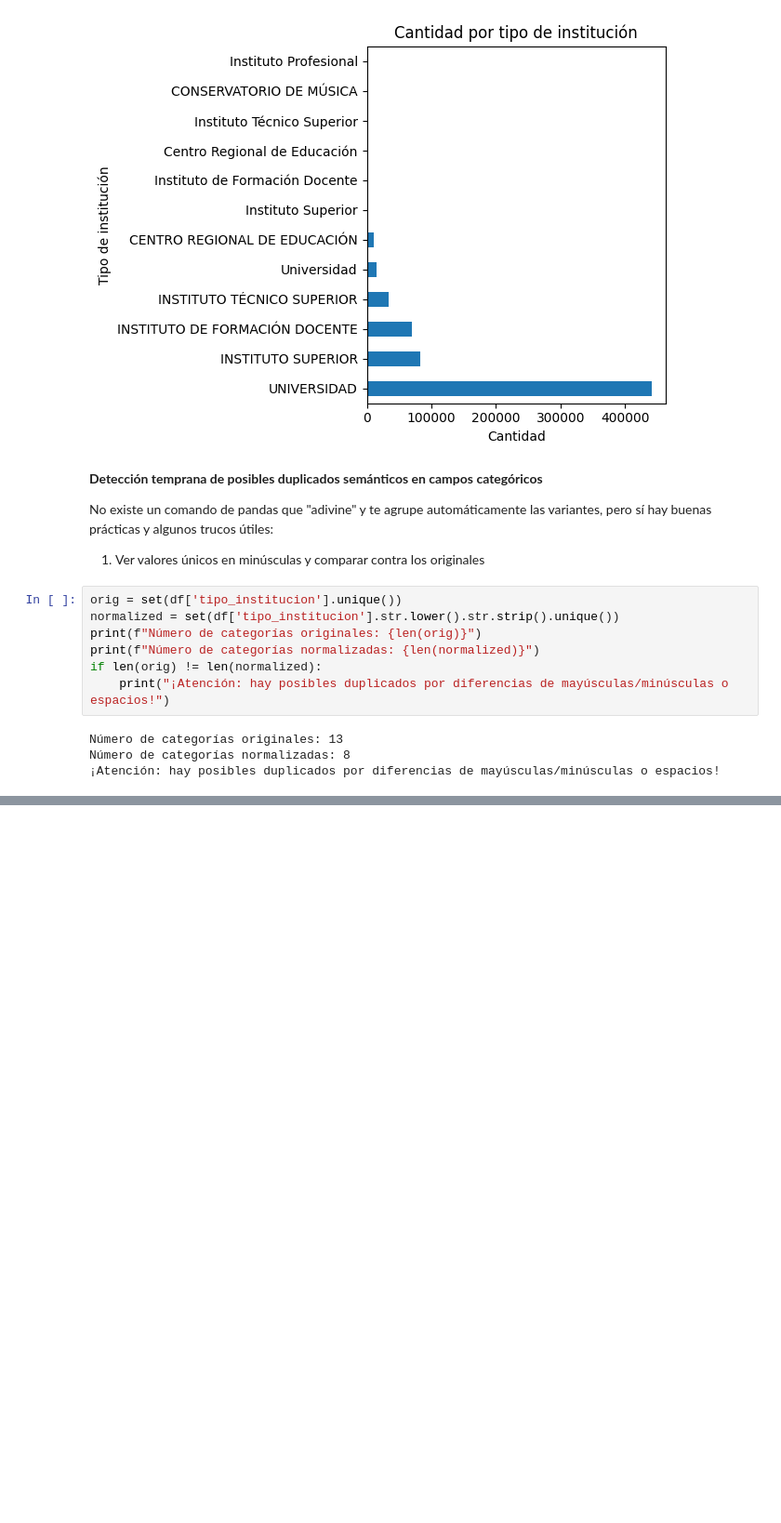
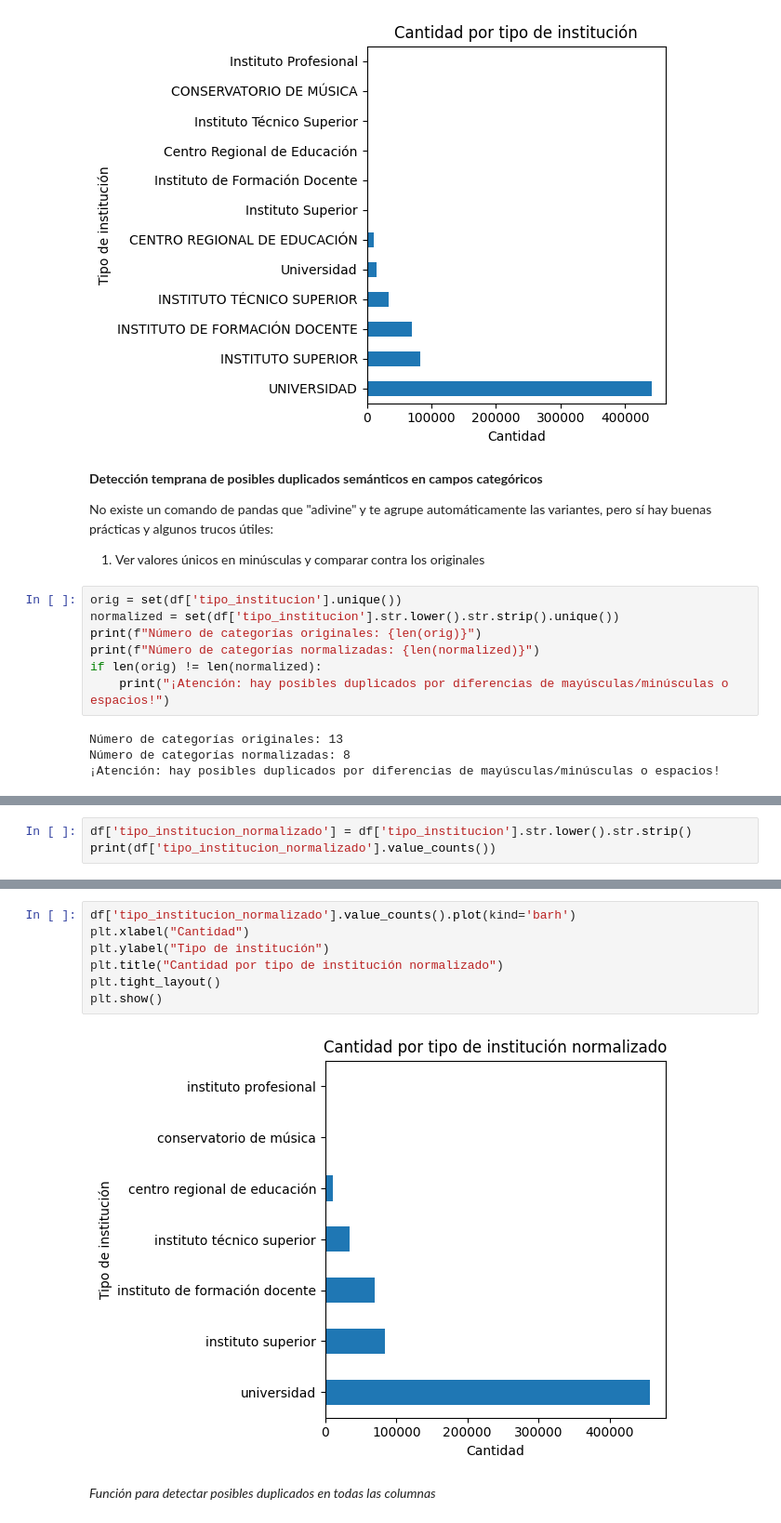
Before and after one commit to hectorpyco/DatosMEC2025, a Jupyter notebook: analisis.ipynb, the cells around one changed output, grey strips where cells are left out. Shown: that part at 93% size. Drawn from its saved outputs; the diff is of its cells as text; blank space fills up the shorter version.

```diff
--- a/analisis.ipynb
+++ b/analisis.ipynb
@@ -108,0 +125,3 @@ Número de categorías normalizadas: 8
+# %%
+df['tipo_institucion_normalizado'] = df['tipo_institucion'].str.lower().str.strip()
+print(df['tipo_institucion_normalizado'].value_counts())
@@ -108,0 +138,11 @@ Número de categorías normalizadas: 8
+# %%
+df['tipo_institucion_normalizado'].value_counts().plot(kind='barh')
+plt.xlabel("Cantidad")
+plt.ylabel("Tipo de institución")
+plt.title("Cantidad por tipo de institución normalizado")
+plt.tight_layout()
+plt.show()
+# %% [output]
+[figure, added]
+# %% [markdown]
+*Función para detectar posibles duplicados en todas las columnas*
```
Also changed, not shown: parts of 5 cells of this notebook.
